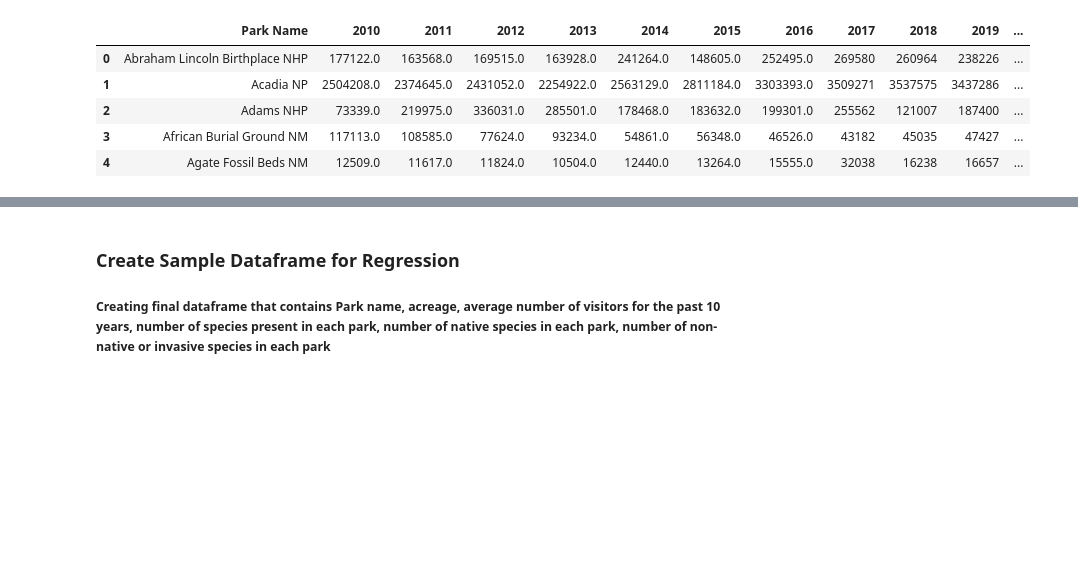
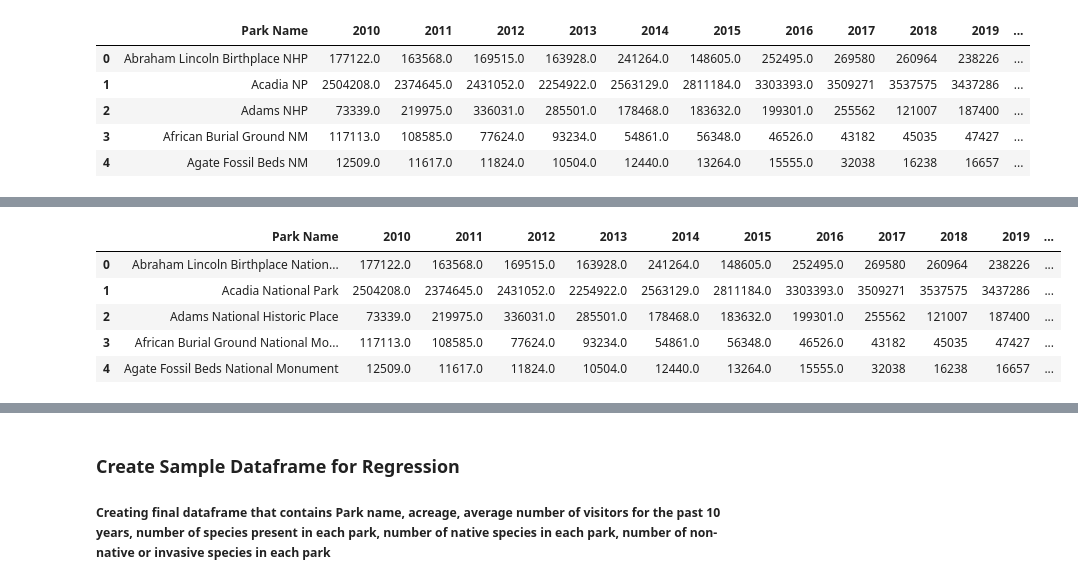
Before and after one commit to holleyvoegtle/Biodiversity_Analysis, a Jupyter notebook: machine-learning/Biodiversity_MachineLearning.ipynb, the cells around one changed output, grey strips where cells are left out. Saved outputs shown, nothing was run; the diff lists cells and outputs as text; code cells hidden in the pictures; blank space fills up the shorter version.

```diff
--- a/machine-learning/Biodiversity_MachineLearning.ipynb
+++ b/machine-learning/Biodiversity_MachineLearning.ipynb
@@ -75,0 +120,11 @@ visitation_df.head()
+# %%
+#Replace visitaiton_df "Park Name" column with updated park names
+visitation_df["Park Name"] = park_name_list
+visitation_df.head()
+# %% [output]
+|  | Park Name | 2010 | 2011 | 2012 | 2013 | 2014 | 2015 | 2016 | 2017 | 2018 | 2019 | ... |
+| 0 | Abraham Lincoln Birthplace Nation... | 177122.0 | 163568.0 | 169515.0 | 163928.0 | 241264.0 | 148605.0 | 252495.0 | 269580 | 260964 | 238226 | ... |
+| 1 | Acadia National Park | 2504208.0 | 2374645.0 | 2431052.0 | 2254922.0 | 2563129.0 | 2811184.0 | 3303393.0 | 3509271 | 3537575 | 3437286 | ... |
+| 2 | Adams National Historic Place | 73339.0 | 219975.0 | 336031.0 | 285501.0 | 178468.0 | 183632.0 | 199301.0 | 255562 | 121007 | 187400 | ... |
+| 3 | African Burial Ground National Mo... | 117113.0 | 108585.0 | 77624.0 | 93234.0 | 54861.0 | 56348.0 | 46526.0 | 43182 | 45035 | 47427 | ... |
+| 4 | Agate Fossil Beds National Monument | 12509.0 | 11617.0 | 11824.0 | 10504.0 | 12440.0 | 13264.0 | 15555.0 | 32038 | 16238 | 16657 | ... |
```
Also changed, not shown: parts of 11 cells of this notebook.
